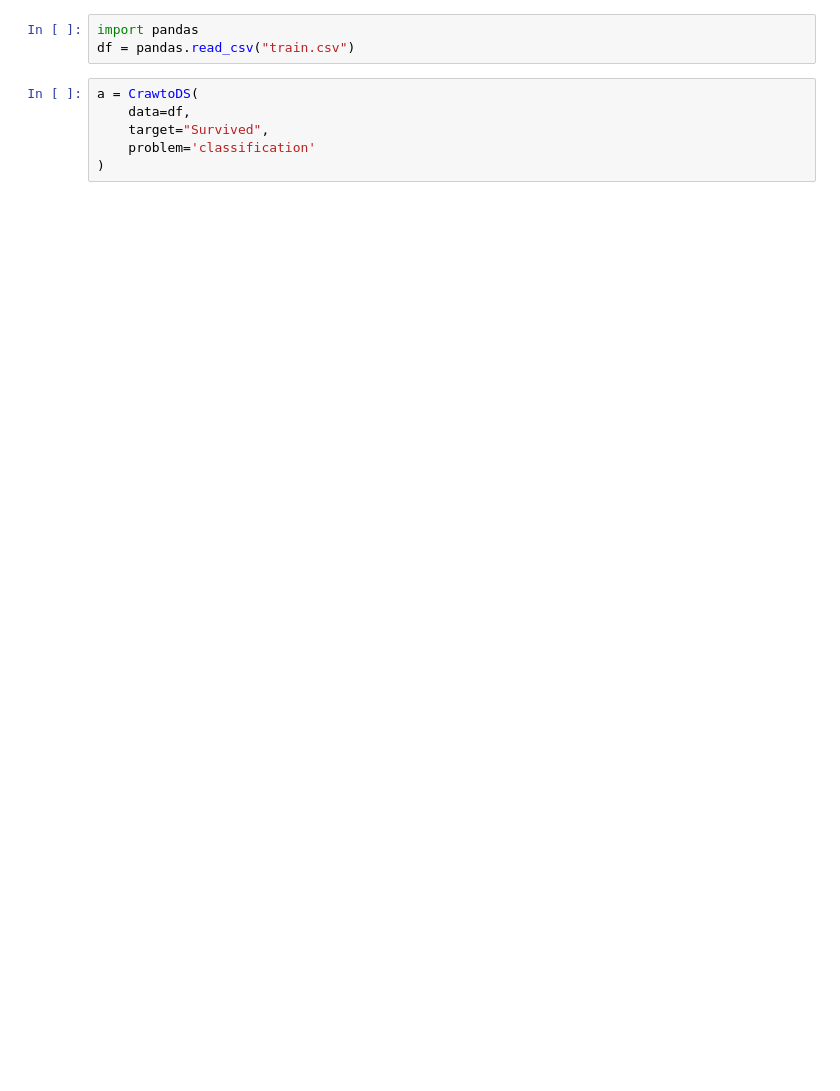
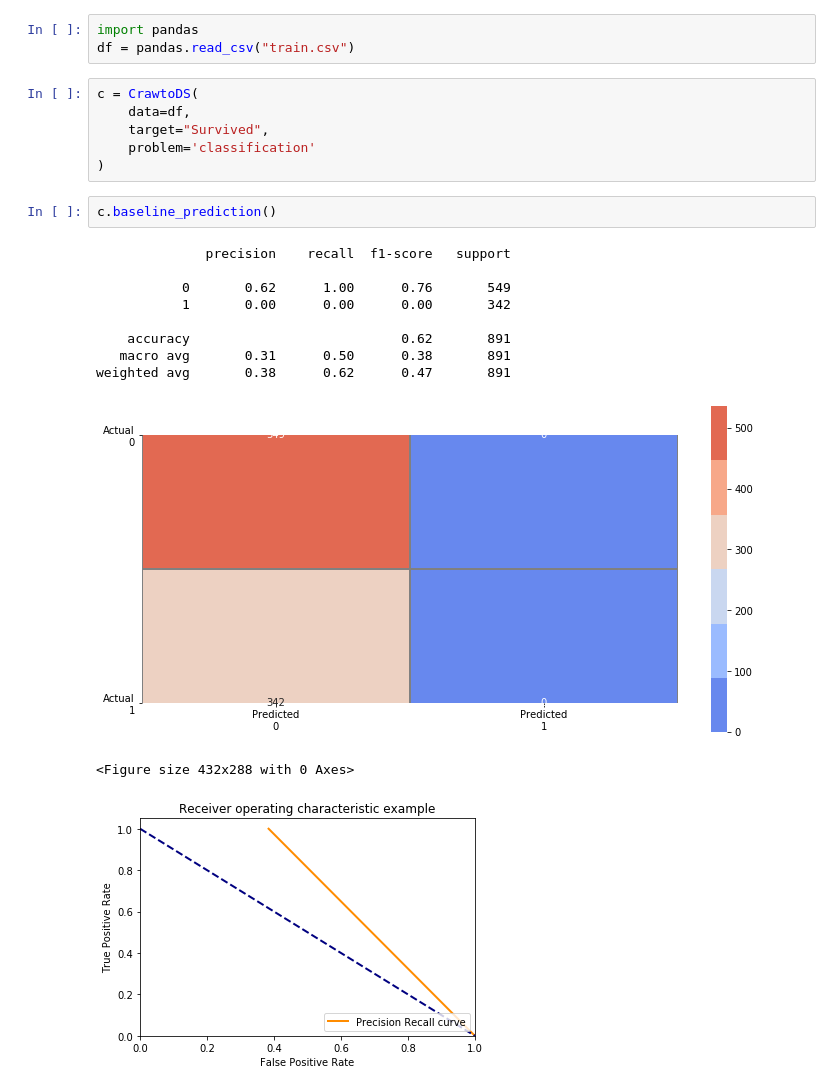
Before and after one commit to crawftv/crawto, a Jupyter notebook: crawtoDS.ipynb, the cells around one changed output. Cells and saved outputs as stored; diff of their text form; blank space fills up the shorter version.

Commit message:
baseline classfier and visualization ready.

```diff
--- a/crawtoDS.ipynb
+++ b/crawtoDS.ipynb
@@ -168,8 +306,22 @@ class CrawtoDS:
 import pandas
 df = pandas.read_csv("train.csv")
 # %%
-a = CrawtoDS(
+c = CrawtoDS(
     data=df,
     target="Survived",
     problem='classification'
 )
+# %%
+c.baseline_prediction()
+# %% [output]
+              precision    recall  f1-score   support
+
+           0       0.62      1.00      0.76       549
+           1       0.00      0.00      0.00       342
+
+    accuracy                           0.62       891
+   macro avg       0.31      0.50      0.38       891
+weighted avg       0.38      0.62      0.47       891
+[figure, added]
+<Figure size 432x288 with 0 Axes>
+[figure, added]
```
Also changed, not shown: parts of 1 cell of this notebook, 2 other files.
